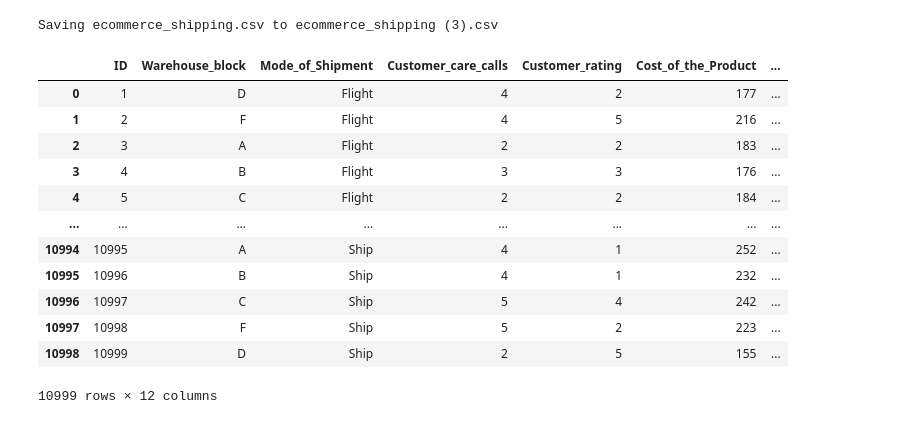
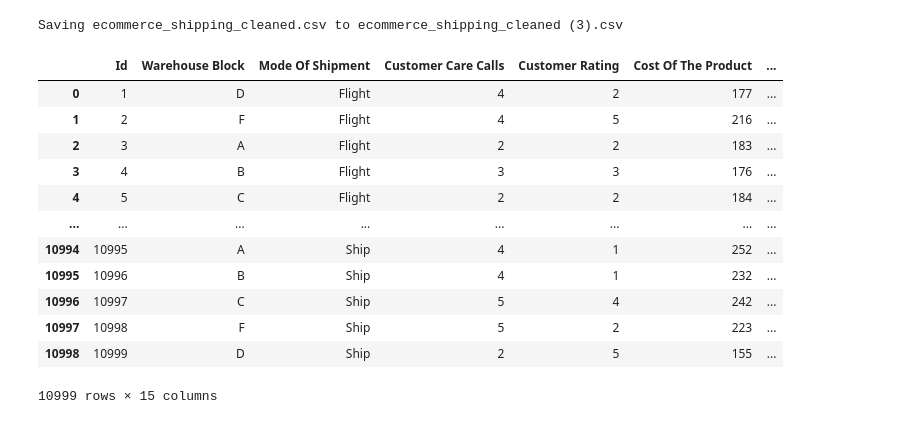
Before and after one commit to itsalanthomas/shipping-optimization, a Jupyter notebook: src/Ecommerce_Optimization_Random_Forest.ipynb, the cells around one changed output. Cells and saved outputs as stored; diff of their text form; code cells hidden in the pictures.

```diff
--- a/src/Ecommerce_Optimization_Random_Forest.ipynb
+++ b/src/Ecommerce_Optimization_Random_Forest.ipynb
@@ -3,31 +3,31 @@
 # %%
 # load libraries
 from google.colab import files
 from io import StringIO
 import pandas  as pd
 import numpy as np
 import sklearn
 from sklearn.preprocessing import LabelEncoder, StandardScaler, OneHotEncoder
 from statsmodels.stats.outliers_influence import variance_inflation_factor
 from sklearn.model_selection import train_test_split
 from sklearn.ensemble import RandomForestClassifier
 from sklearn.metrics import classification_report, accuracy_score, confusion_matrix, f1_score, precision_score, recall_score
 from sklearn.model_selection import GridSearchCV
 
 # load data in with file simulation
 uploaded = files.upload()
-filename = 'ecommerce_shipping.csv'
+filename = 'ecommerce_shipping_cleaned.csv'
 
 with open(filename, 'r') as file:
   csv_text = file.read()
 
 # create df
 df = pd.read_csv(StringIO(csv_text))
 df
 # %% [output]
 [interactive output not drawn]
-Saving ecommerce_shipping.csv to ecommerce_shipping (3).csv
+Saving ecommerce_shipping_cleaned.csv to ecommerce_shipping_cleaned (3).csv
-|  | ID | Warehouse_block | Mode_of_Shipment | Customer_care_calls | Customer_rating | Cost_of_the_Product | ... |
+|  | Id | Warehouse Block | Mode Of Shipment | Customer Care Calls | Customer Rating | Cost Of The Product | ... |
 | 0 | 1 | D | Flight | 4 | 2 | 177 | ... |
 | 1 | 2 | F | Flight | 4 | 5 | 216 | ... |
 | 2 | 3 | A | Flight | 2 | 2 | 183 | ... |
@@ -39,4 +39,4 @@ Saving ecommerce_shipping.csv to ecommerce_shipping (3).csv
 | 10996 | 10997 | C | Ship | 5 | 4 | 242 | ... |
 | 10997 | 10998 | F | Ship | 5 | 2 | 223 | ... |
 | 10998 | 10999 | D | Ship | 2 | 5 | 155 | ... |
-10999 rows × 12 columns
+10999 rows × 15 columns
```
Also changed, not shown: parts of 7 cells of this notebook.
